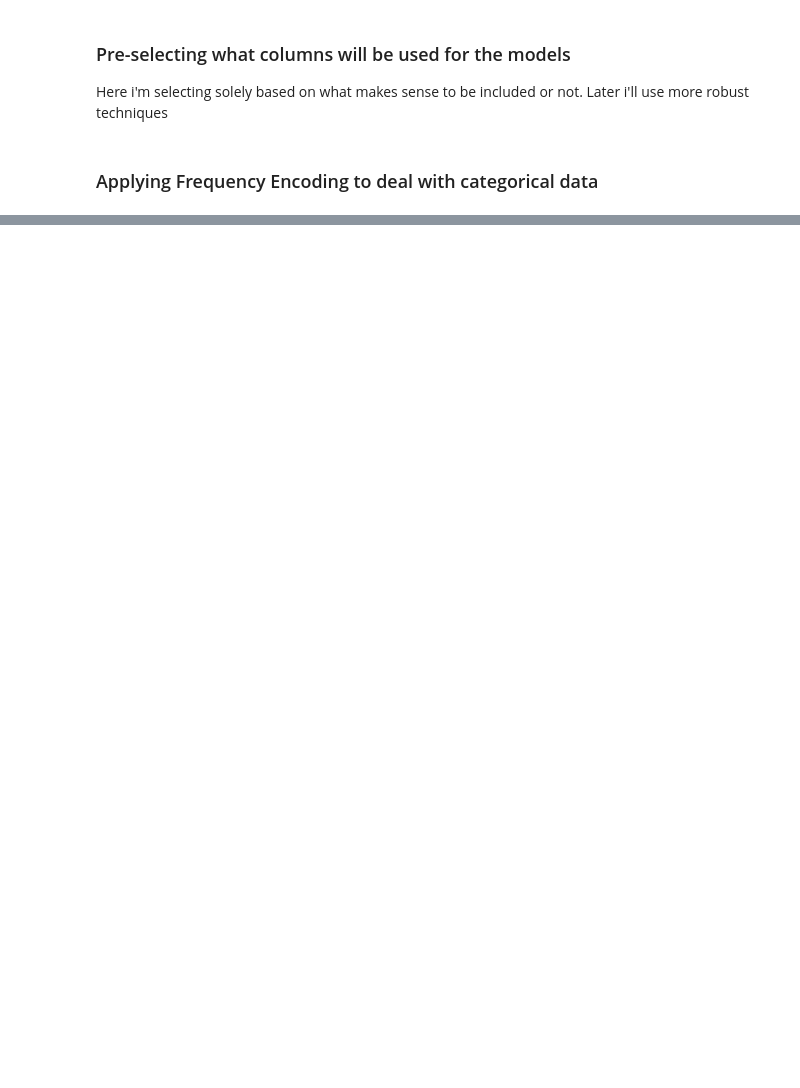
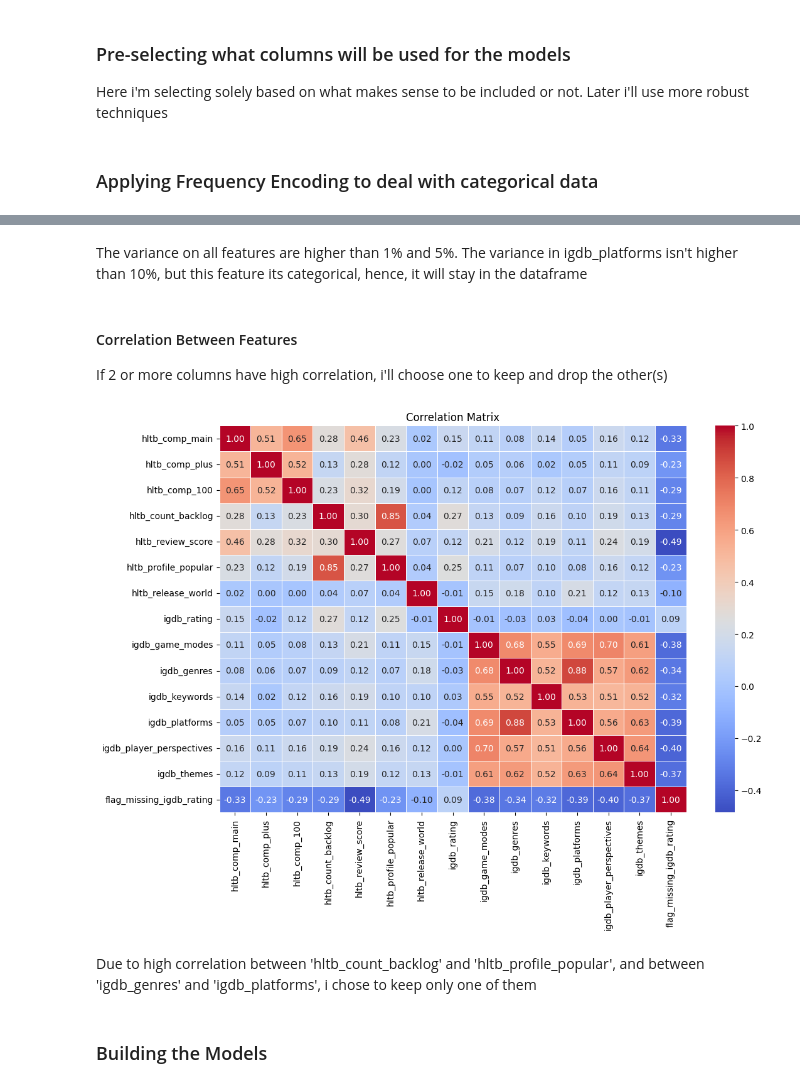
Before and after one commit to Menezes-Gus/Machine-Learning, a Jupyter notebook: main.ipynb, the cells around one changed output, grey strips where cells are left out. Saved outputs shown, nothing was run; the diff lists cells and outputs as text; code cells hidden in the pictures; blank space fills up the shorter version.

```diff
--- a/main.ipynb
+++ b/main.ipynb
@@ -58,0 +96,2 @@ for cat_col in cat_cols:
+# %%
+missing_cols = list(df_prd.columns[df_prd.isna().sum() > 0])
@@ -58,0 +102,4 @@ for cat_col in cat_cols:
+# %%
+for col in missing_cols:
+    df_prd[f'flag_missing_{col}'] = df_prd[col].isna().astype(int)
+    df_prd[col] = df_prd[col].fillna(df_prd[col].median())
@@ -58,0 +138,2 @@ for cat_col in cat_cols:
+# %%
+df_num = df_prd[['hltb_comp_main','hltb_comp_plus','hltb_comp_100','hltb_count_backlog','hltb_review_score','hltb_profile_popular','hltb_release_world','igdb_rating','igdb_game_modes','igdb_genres','igdb_keywords','igdb_platforms','igdb_player_perspectives','igdb_themes','flag_missing_igdb_rating']]
@@ -58,0 +162,16 @@ for cat_col in cat_cols:
+# %% [markdown]
+The variance on all features are higher than 1% and 5%. The variance in igdb_platforms isn't higher than 10%, but this feature its categorical, hence, it will stay in the dataframe
+# %% [markdown]
+#### Correlation Between Features
+If 2 or more columns have high correlation, i'll choose one to keep and drop the other(s)
+# %%
+corr_matrix  = df_num.corr()
+# %%
+plt.figure(figsize=(12, 8))
+sns.heatmap(corr_matrix, annot=True, cmap="coolwarm", fmt=".2f", linewidths=0.5)
+plt.title("Correlation Matrix")
+plt.show()
+# %% [output]
+[figure, added]
+# %% [markdown]
+Due to high correlation between 'hltb_count_backlog' and 'hltb_profile_popular', and between 'igdb_genres' and 'igdb_platforms', i chose to keep only one of them
@@ -58,0 +181,2 @@ for cat_col in cat_cols:
+# %% [markdown]
+### Building the Models
```
Also changed, not shown: parts of 27 cells of this notebook.
